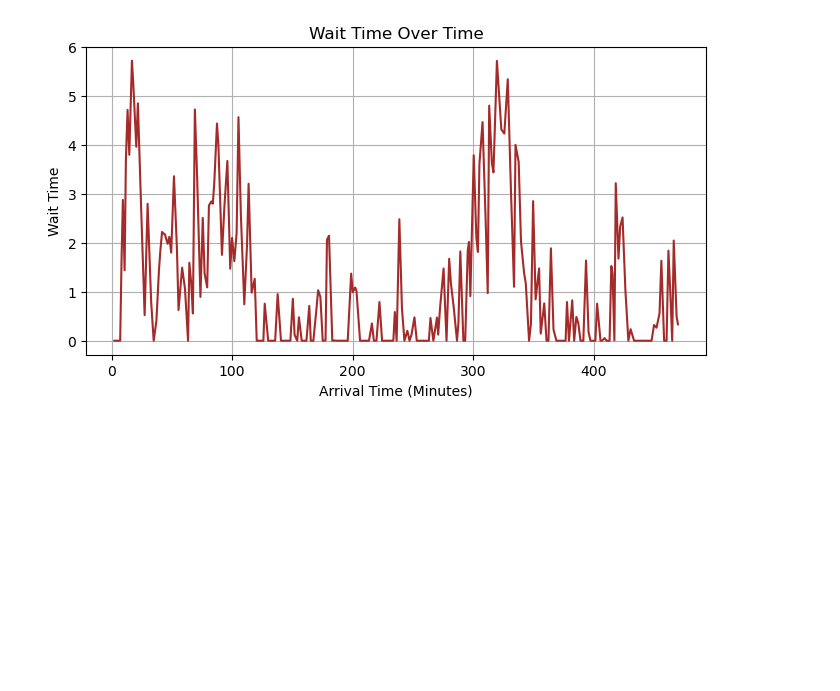
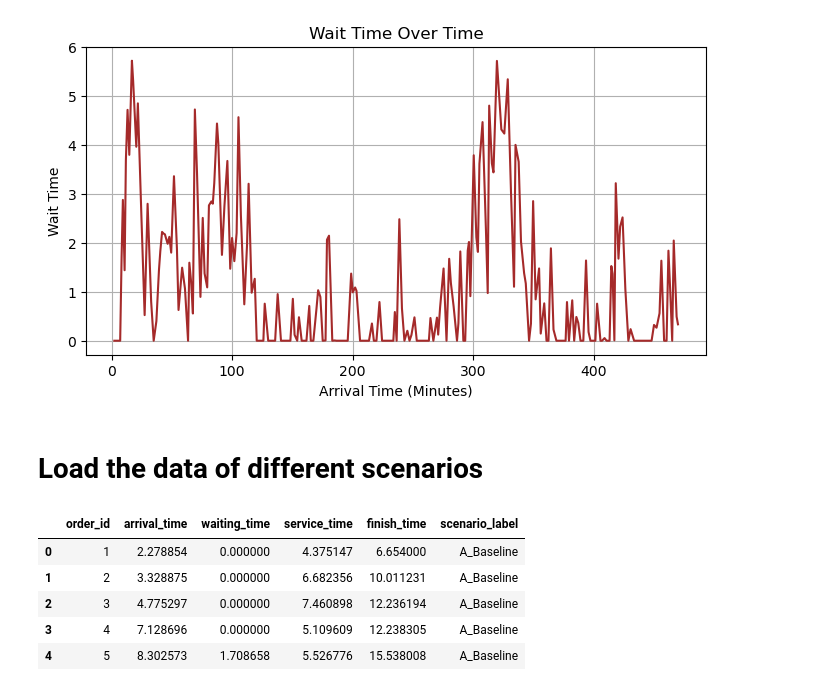
Before and after one commit to hejazn86/warehouse-simulation-logistics, a Jupyter notebook: notebooks/analyse_simulation/analyse_simulation.ipynb, the cells around one changed output. Cells and saved outputs as stored; diff of their text form; code cells hidden in the pictures; blank space fills up the shorter version.

```diff
--- a/notebooks/analyse_simulation/analyse_simulation.ipynb
+++ b/notebooks/analyse_simulation/analyse_simulation.ipynb
@@ -68,3 +68,16 @@ plt.grid(True)
 plt.show()
 # %% [output]
 [figure]
+# %% [markdown]
+# Load the data of different scenarios
+# %%
+df_all = pd.read_csv("C:/Users/39351/warehouse-simulation-logistics/data/processed/all_scenarios.csv")
+
+#df_all.head()
+# %% [output]
+|  | order_id | arrival_time | waiting_time | service_time | finish_time | scenario_label |
+| 0 | 1 | 2.278854 | 0.000000 | 4.375147 | 6.654000 | A_Baseline |
+| 1 | 2 | 3.328875 | 0.000000 | 6.682356 | 10.011231 | A_Baseline |
+| 2 | 3 | 4.775297 | 0.000000 | 7.460898 | 12.236194 | A_Baseline |
+| 3 | 4 | 7.128696 | 0.000000 | 5.109609 | 12.238305 | A_Baseline |
+| 4 | 5 | 8.302573 | 1.708658 | 5.526776 | 15.538008 | A_Baseline |
```
Also changed, not shown: parts of 4 cells of this notebook.
